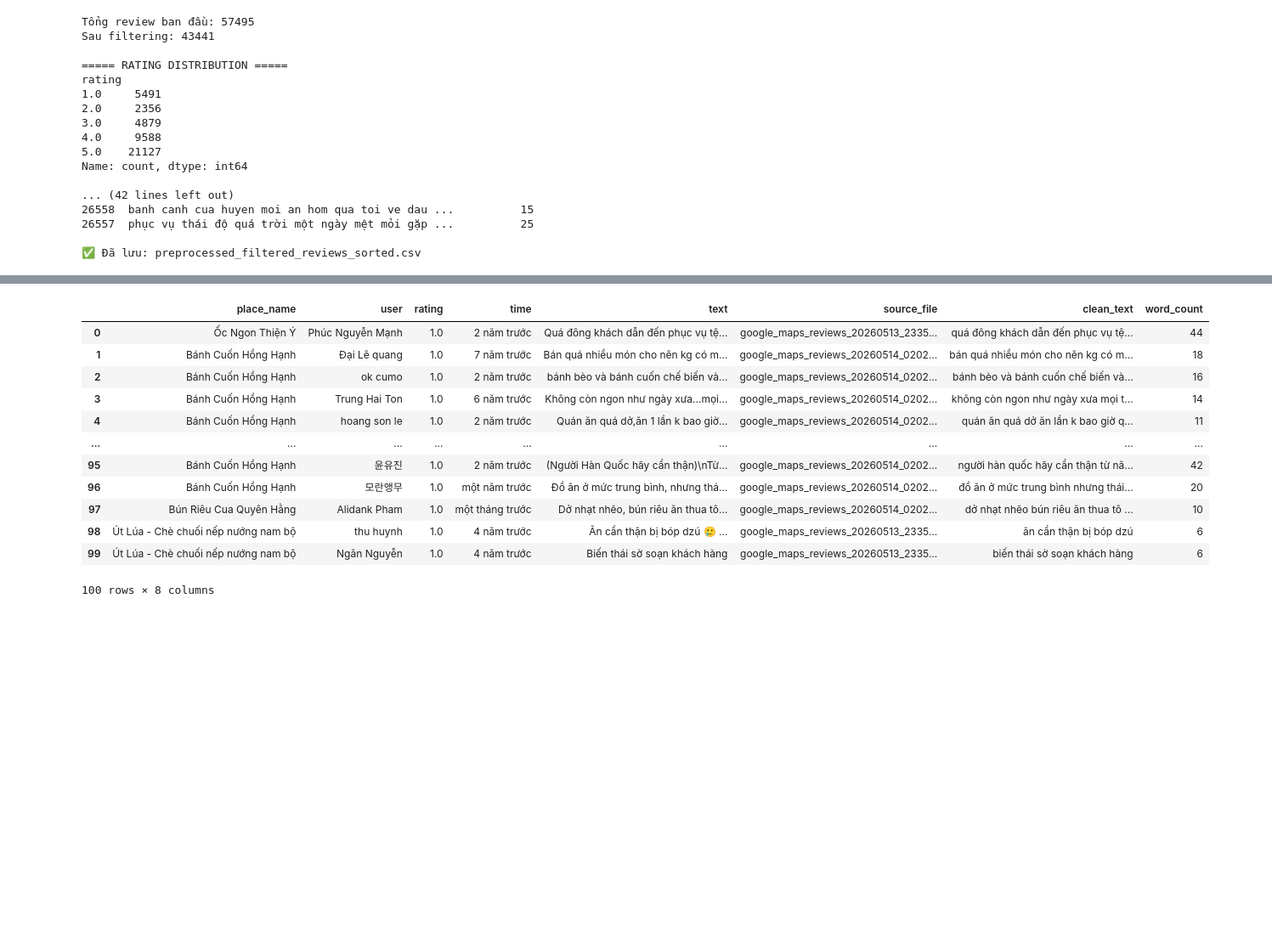
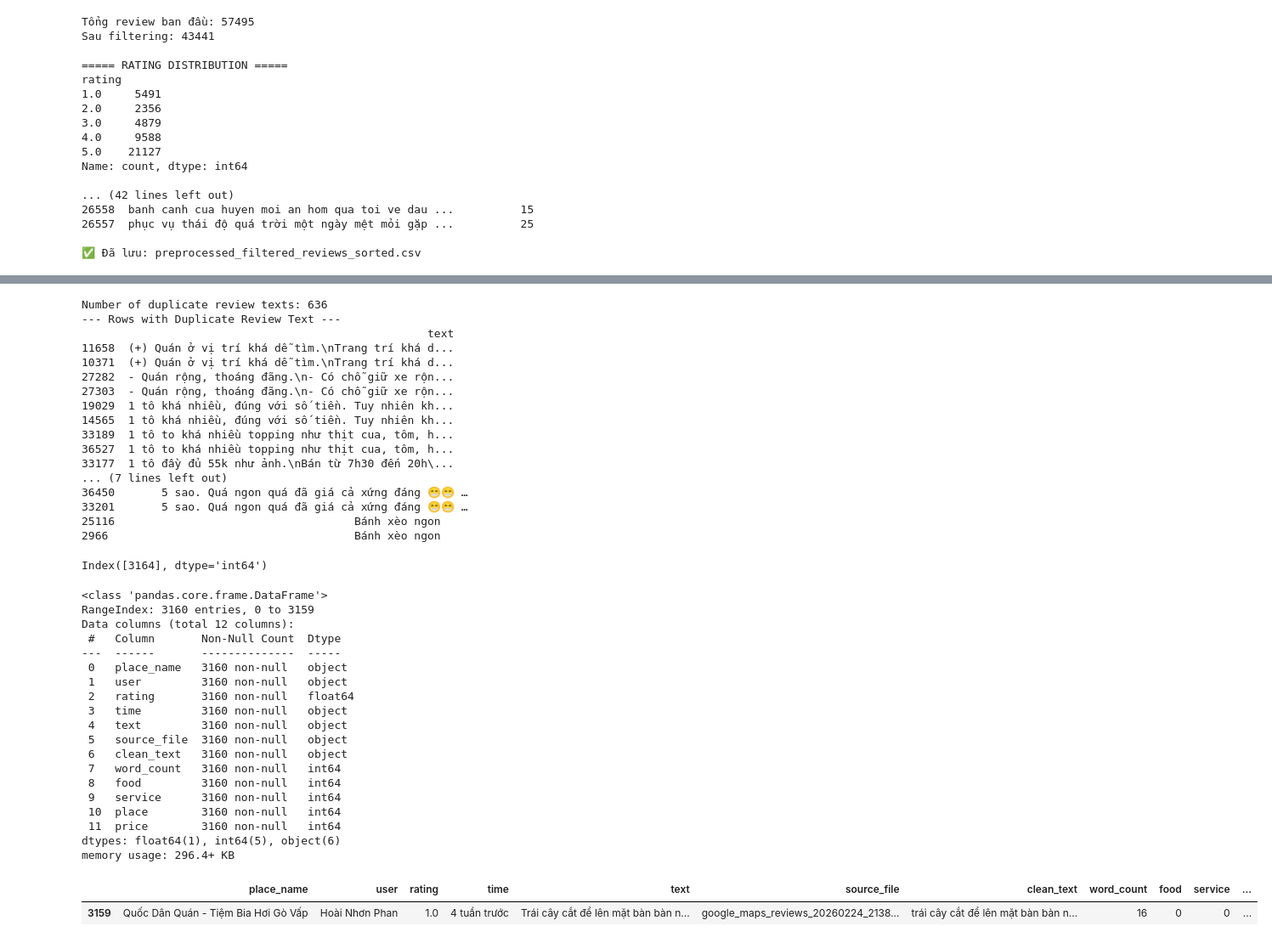
Before and after one commit to phuc2013asd/GoogleMapReviews_Scraper, a Jupyter notebook: code/output/random.ipynb, the cells around one changed output, grey strips where cells are left out. Shown at 85% size. Cells and saved outputs as stored; diff of their text form; code cells hidden in the pictures; blank space fills up the shorter version.

```diff
--- a/code/output/random.ipynb
+++ b/code/output/random.ipynb
@@ -273,17 +289,67 @@ AttributeError: module 'matplotlib' has no attribute 'get_data_path'
 # %%
-df = pd.read_csv("preprocessed_filtered_reviews_sorted.csv")
-df.head( 100)
+# 1. Count duplicates based ONLY on the text column
+text_duplicate_count = df.duplicated(subset=['text']).sum()
+print(f"Number of duplicate review texts: {text_duplicate_count}")
+
+# 2. View all rows that share a duplicate text (including the first occurrence)
+# We sort by 'review_text' so identical reviews appear next to each other
+text_duplicates = df[df.duplicated(subset=['text'], keep=False)].sort_values(by='text')
+
+print("--- Rows with Duplicate Review Text ---")
+print(text_duplicates[['text']].head(20)) # Adjust columns as needed
 # %% [output]
-|  | place_name | user | rating | time | text | source_file | clean_text | word_count |
-| 0 | Ốc Ngon Thiện Ý | Phúc Nguyễn Mạnh | 1.0 | 2 năm trước | Quá đông khách dẫn đến phục vụ tệ... | google_maps_reviews_20260513_2335... | quá đông khách dẫn đến phục vụ tệ... | 44 |
-| 1 | Bánh Cuốn Hồng Hạnh | Đại Lê quang | 1.0 | 7 năm trước | Bán quá nhiều món cho nên kg có m... | google_maps_reviews_20260514_0202... | bán quá nhiều món cho nên kg có m... | 18 |
-| 2 | Bánh Cuốn Hồng Hạnh | ok cumo | 1.0 | 2 năm trước | bánh bèo và bánh cuốn chế biến và... | google_maps_reviews_20260514_0202... | bánh bèo và bánh cuốn chế biến và... | 16 |
-| 3 | Bánh Cuốn Hồng Hạnh | Trung Hai Ton | 1.0 | 6 năm trước | Không còn ngon như ngày xưa...mọi... | google_maps_reviews_20260514_0202... | không còn ngon như ngày xưa mọi t... | 14 |
-| 4 | Bánh Cuốn Hồng Hạnh | hoang son le | 1.0 | 2 năm trước | Quán ăn quá dở,ăn 1 lần k bao giờ... | google_maps_reviews_20260514_0202... | quán ăn quá dở ăn lần k bao giờ q... | 11 |
-| ... | ... | ... | ... | ... | ... | ... | ... | ... |
-| 95 | Bánh Cuốn Hồng Hạnh | 윤유진 | 1.0 | 2 năm trước | (Người Hàn Quốc hãy cẩn thận)\nTừ... | google_maps_reviews_20260514_0202... | người hàn quốc hãy cẩn thận từ nă... | 42 |
-| 96 | Bánh Cuốn Hồng Hạnh | 모란앵무 | 1.0 | một năm trước | Đồ ăn ở mức trung bình, nhưng thá... | google_maps_reviews_20260514_0202... | đồ ăn ở mức trung bình nhưng thái... | 20 |
-| 97 | Bún Riêu Cua Quyên Hằng | Alidank Pham | 1.0 | một tháng trước | Dở nhạt nhẽo, bún riêu ăn thua tô... | google_maps_reviews_20260514_0202... | dở nhạt nhẽo bún riêu ăn thua tô ... | 10 |
-| 98 | Út Lúa - Chè chuối nếp nướng nam bộ | thu huynh | 1.0 | 4 năm trước | Ăn cẩn thận bị bóp dzú 🥲 … | google_maps_reviews_20260513_2335... | ăn cẩn thận bị bóp dzú | 6 |
-| 99 | Út Lúa - Chè chuối nếp nướng nam bộ | Ngân Nguyễn | 1.0 | 4 năm trước | Biến thái sờ soạn khách hàng | google_maps_reviews_20260513_2335... | biến thái sờ soạn khách hàng | 6 |
-100 rows × 8 columns
+Number of duplicate review texts: 636
+--- Rows with Duplicate Review Text ---
+                                                    text
+11658  (+) Quán ở vị trí khá dễ tìm.\nTrang trí khá d...
+10371  (+) Quán ở vị trí khá dễ tìm.\nTrang trí khá d...
+27282  - Quán rộng, thoáng đãng.\n- Có chỗ giữ xe rộn...
+27303  - Quán rộng, thoáng đãng.\n- Có chỗ giữ xe rộn...
+19029  1 tô khá nhiều, đúng với số tiền. Tuy nhiên kh...
+14565  1 tô khá nhiều, đúng với số tiền. Tuy nhiên kh...
+33189  1 tô to khá nhiều topping như thịt cua, tôm, h...
+36527  1 tô to khá nhiều topping như thịt cua, tôm, h...
+33177  1 tô đầy đủ 55k như ảnh.\nBán từ 7h30 đến 20h\...
+... (7 lines left out)
+36450       5 sao. Quá ngon quá đã giá cả xứng đáng 😁😁 …
+33201       5 sao. Quá ngon quá đã giá cả xứng đáng 😁😁 …
+25116                                    Bánh xèo ngon
+2966                                     Bánh xèo ngon
+# %%
+import pandas as pd
+
+df = pd.read_csv("preprocessed_filtered_reviews_sorted.csv")
+
+test = "Trái cây cắt để lên mặt bàn bàn như này thì có"
+
+result = df[df["text"].str.contains(test, na=False, regex=False)]
+
+print(result.index)
+# %% [output]
+Index([3164], dtype='int64')
+# %%
+df = pd.read_csv("..\output_labeled\google_maps_reviews_labeled_20260514_191809.csv")
+df.info()
+df.tail(1)
+# %% [output]
+<class 'pandas.core.frame.DataFrame'>
+RangeIndex: 3160 entries, 0 to 3159
+Data columns (total 12 columns):
+ #   Column       Non-Null Count  Dtype
+---  ------       --------------  -----
+ 0   place_name   3160 non-null   object
+ 1   user         3160 non-null   object
+ 2   rating       3160 non-null   float64
+ 3   time         3160 non-null   object
+ 4   text         3160 non-null   object
+ 5   source_file  3160 non-null   object
+ 6   clean_text   3160 non-null   object
+ 7   word_count   3160 non-null   int64
+ 8   food         3160 non-null   int64
+ 9   service      3160 non-null   int64
+ 10  place        3160 non-null   int64
+ 11  price        3160 non-null   int64
+dtypes: float64(1), int64(5), object(6)
+memory usage: 296.4+ KB
+|  | place_name | user | rating | time | text | source_file | clean_text | word_count | food | service | ... |
+| 3159 | Quốc Dân Quán - Tiệm Bia Hơi Gò Vấp | Hoài Nhơn Phan | 1.0 | 4 tuần trước | Trái cây cắt để lên mặt bàn bàn n... | google_maps_reviews_20260224_2138... | trái cây cắt để lên mặt bàn bàn n... | 16 | 0 | 0 | ... |
```
Also changed, not shown: parts of 1 cell of this notebook, 13 other files.
